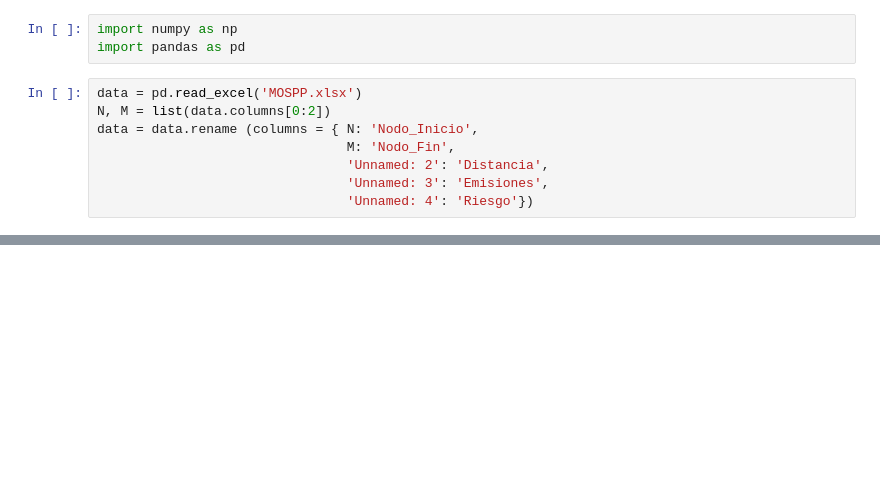
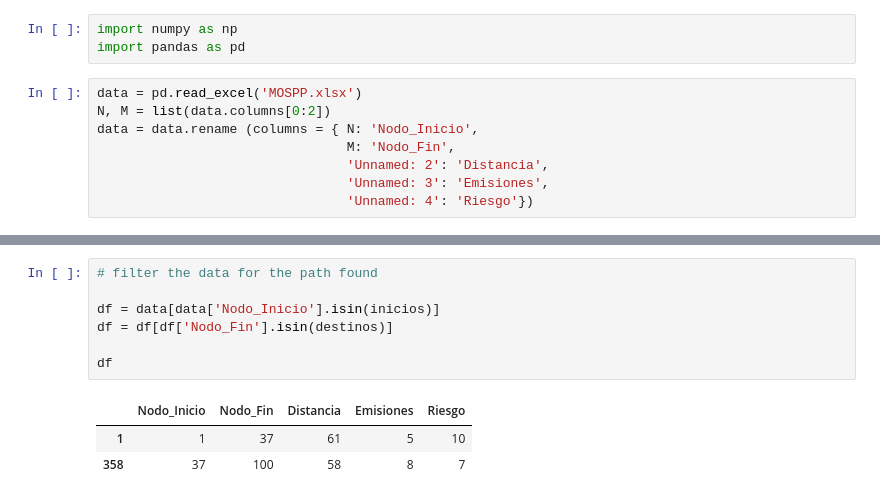
Before and after one commit to daoterog/Multi-Objective-Optim-Coursework, a Jupyter notebook: Notebook_MO.ipynb, the cells around one changed output, grey strips where cells are left out. Drawn from its saved outputs; the diff is of its cells as text; blank space fills up the shorter version.

```diff
--- a/Notebook_MO.ipynb
+++ b/Notebook_MO.ipynb
@@ -107,0 +130,11 @@ And the path is [1, 61, 24, 100]
+# %%
+# filter the data for the path found
+
+df = data[data['Nodo_Inicio'].isin(inicios)]
+df = df[df['Nodo_Fin'].isin(destinos)]
+
+df
+# %% [output]
+|  | Nodo_Inicio | Nodo_Fin | Distancia | Emisiones | Riesgo |
+| 1 | 1 | 37 | 61 | 5 | 10 |
+| 358 | 37 | 100 | 58 | 8 | 7 |
```
Also changed, not shown: parts of 5 cells of this notebook.
